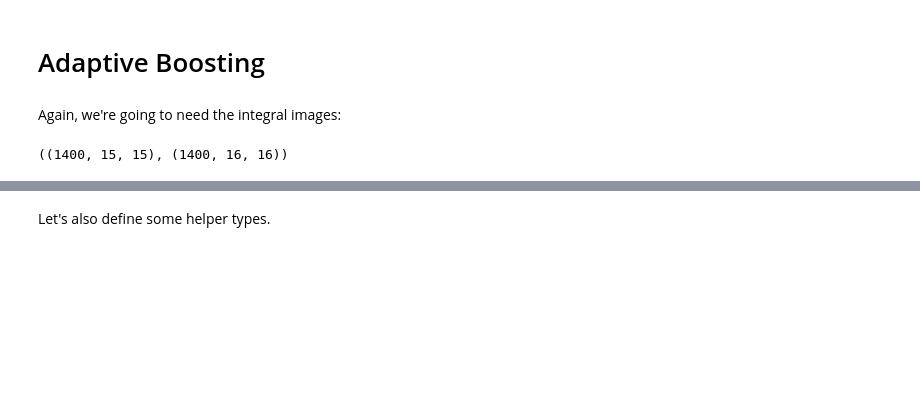
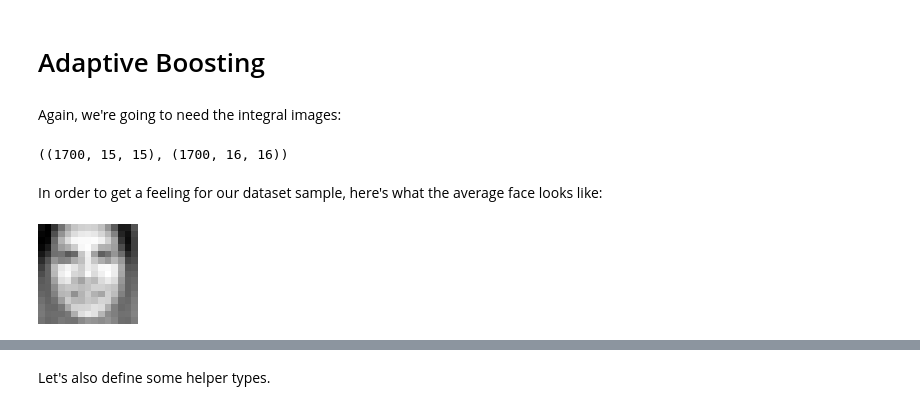
Before and after one commit to sunsided/viola-jones-adaboost, a Jupyter notebook: viola-jones.ipynb, the cells around one changed output, grey strips where cells are left out. Cells and saved outputs as stored; diff of their text form; code cells hidden in the pictures; blank space fills up the shorter version.

```diff
--- a/viola-jones.ipynb
+++ b/viola-jones.ipynb
@@ -1096,11 +1097,19 @@ It is the job of AdaBoost to take this information to its (and our) advantage.
 # %%
 random.seed(18151210)
 np.random.seed(18151210)
-xs, ys = sample_data_normalized(700, 700)
+xs, ys = sample_data_normalized(1000, 700)
 # %% [markdown]
 Again, we're going to need the integral images:
 # %%
 xis = np.array([to_integral(x) for x in xs])
 xs.shape, xis.shape
 # %% [output]
-((1400, 15, 15), (1400, 16, 16))
+((1700, 15, 15), (1700, 16, 16))
+# %% [markdown]
+In order to get a feeling for our dataset sample, here's what the average face looks like:
+# %%
+average_face = np.sum(xs[ys > .5], axis=0) / xs[ys > .5].shape[0]
+average_face = (average_face - average_face.min()) / (average_face.max() - average_face.min())
+to_image(average_face).resize((100, 100))
+# %% [output]
+[figure, added]
```
Also changed, not shown: parts of 16 cells of this notebook.
